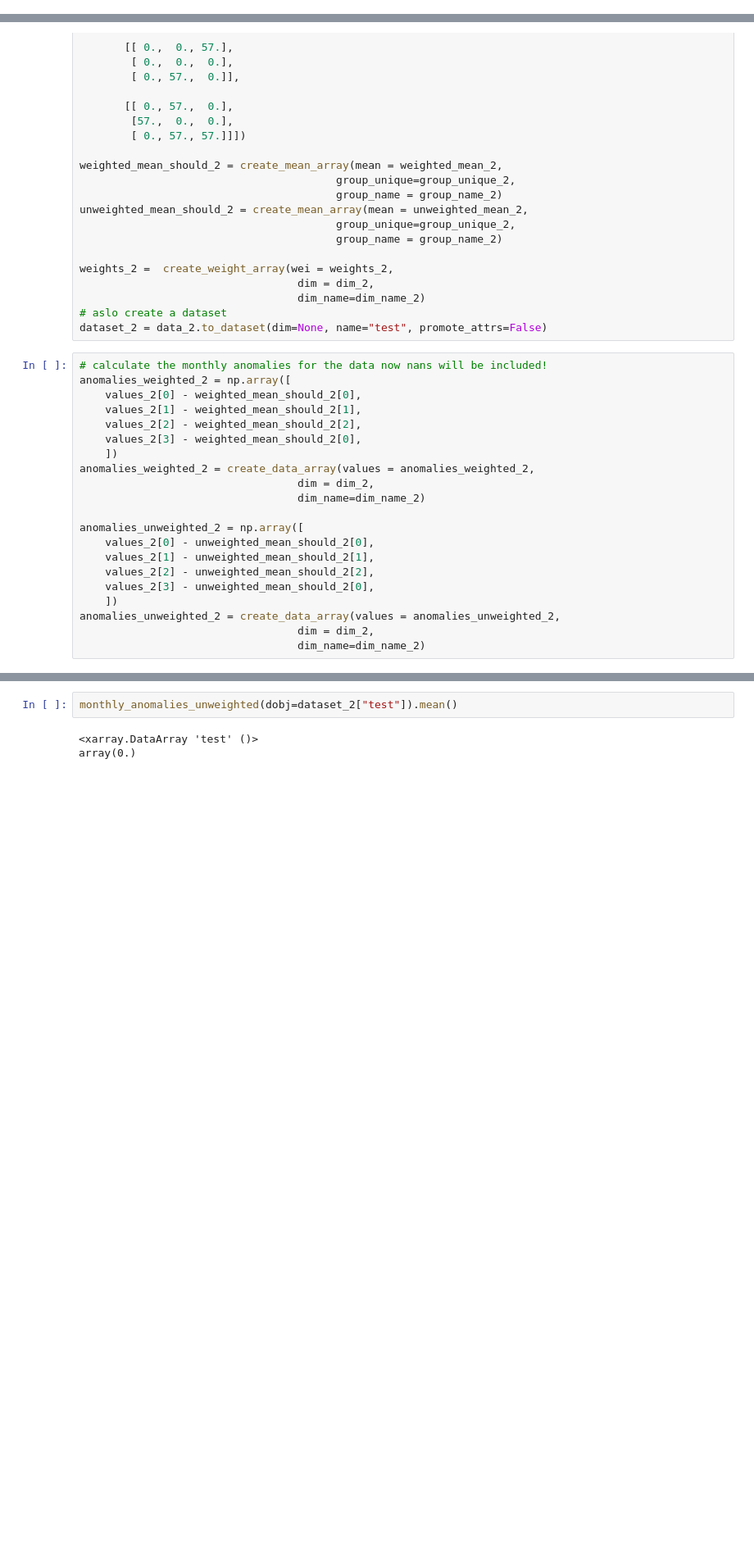
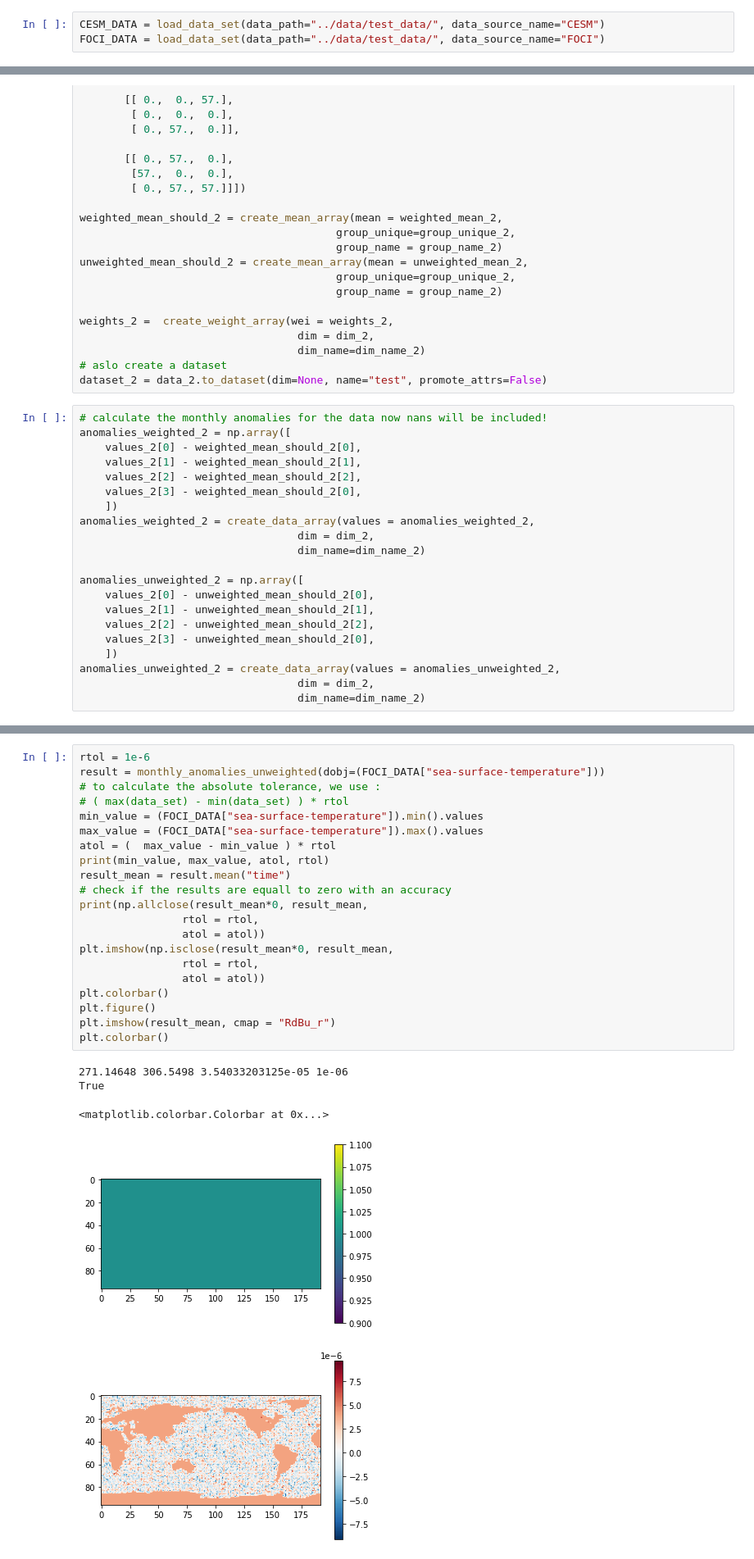
Before and after one commit to MarcoLandtHayen/climate_index_collection, a Jupyter notebook: notebooks/Test_reductions.ipynb, the cells around one changed output, grey strips where cells are left out. Shown: that part at 82% size. Saved outputs shown, nothing was run; the diff lists cells and outputs as text; blank space fills up the shorter version.

Commit message:
Implemented test functions for the further reductions

```diff
--- a/notebooks/Test_reductions.ipynb
+++ b/notebooks/Test_reductions.ipynb
@@ -27,3 +21,6 @@ from climate_index_collection.indices import el_nino_southern_oscillation_34
+# %%
+CESM_DATA = load_data_set(data_path="../data/test_data/", data_source_name="CESM")
+FOCI_DATA = load_data_set(data_path="../data/test_data/", data_source_name="FOCI")
 # %%
 # ========
 # CREATE TEST DATA PARAMETERS AND FUNCTIONS
@@ -245,6 +318,28 @@ tmp5maz97qq.py ......
 <ExitCode.OK: 0>
-# %%
-monthly_anomalies_unweighted(dobj=dataset_2["test"]).mean()
-# %% [output]
-<xarray.DataArray 'test' ()>
-array(0.)
+# %%
+rtol = 1e-6
+result = monthly_anomalies_unweighted(dobj=(FOCI_DATA["sea-surface-temperature"]))
+# to calculate the absolute tolerance, we use :
+# ( max(data_set) - min(data_set) ) * rtol
+min_value = (FOCI_DATA["sea-surface-temperature"]).min().values
+max_value = (FOCI_DATA["sea-surface-temperature"]).max().values
+atol = (  max_value - min_value ) * rtol
+print(min_value, max_value, atol, rtol)
+result_mean = result.mean("time")
+# check if the results are equall to zero with an accuracy
+print(np.allclose(result_mean*0, result_mean,
+                rtol = rtol,
+                atol = atol))
+plt.imshow(np.isclose(result_mean*0, result_mean,
+                rtol = rtol,
+                atol = atol))
+plt.colorbar()
+plt.figure()
+plt.imshow(result_mean, cmap = "RdBu_r")
+plt.colorbar()
+# %% [output]
+271.14648 306.5498 3.54033203125e-05 1e-06
+True
+<matplotlib.colorbar.Colorbar at 0x...>
+[figure, added]
+[figure, added]
```
Also changed, not shown: parts of 7 cells of this notebook, 1 other file.
